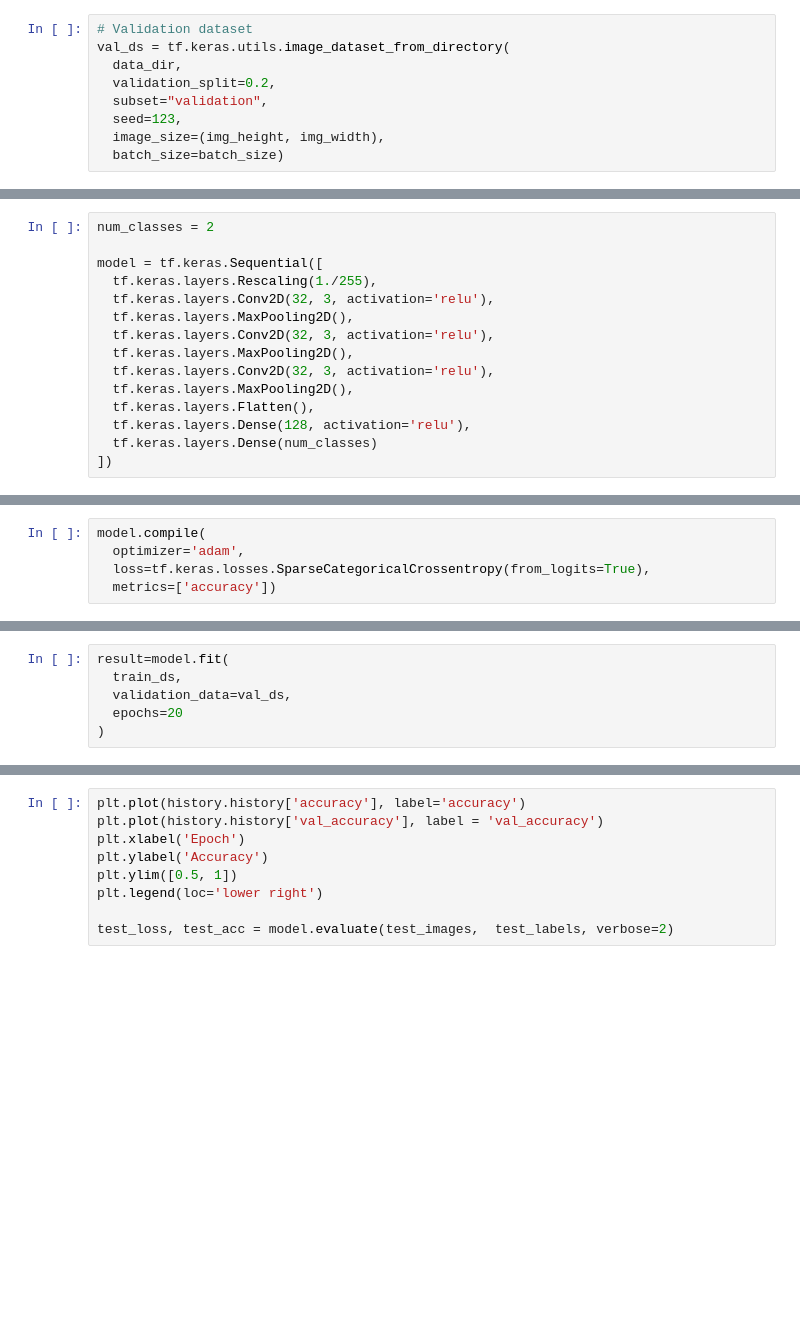
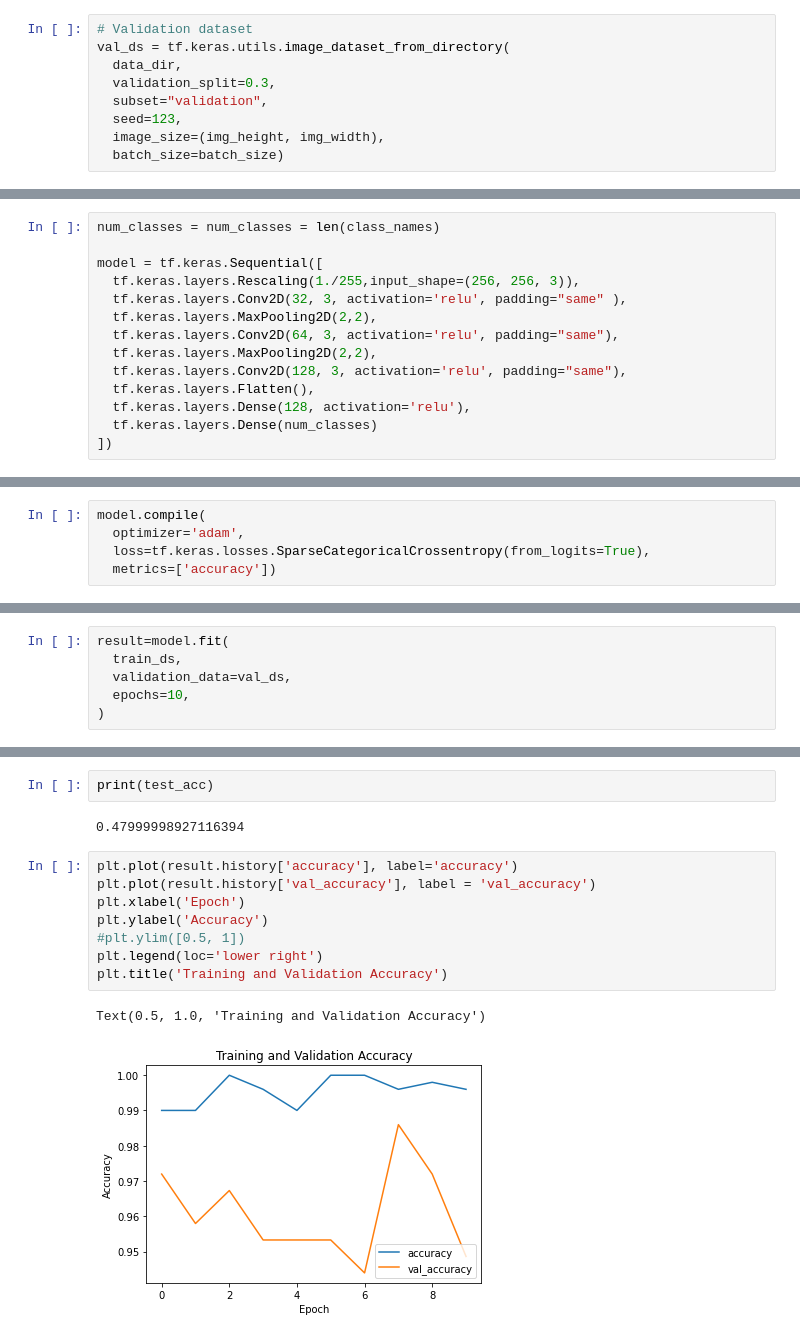
Before and after one commit to brendaFlavia/DeepLearningAssignment, a Jupyter notebook: Untitled0.ipynb, the cells around one changed output, grey strips where cells are left out. Saved outputs shown, nothing was run; the diff lists cells and outputs as text; blank space fills up the shorter version.

```diff
--- a/Untitled0.ipynb
+++ b/Untitled0.ipynb
@@ -50,7 +54,7 @@ Using 572 files for training.
 # Validation dataset
 val_ds = tf.keras.utils.image_dataset_from_directory(
   data_dir,
-  validation_split=0.2,
+  validation_split=0.3,
   subset="validation",
   seed=123,
   image_size=(img_height, img_width),
@@ -126,14 +142,13 @@ model = models.Sequential()
 # %%
-num_classes = 2
+num_classes = num_classes = len(class_names)
 
 model = tf.keras.Sequential([
-  tf.keras.layers.Rescaling(1./255),
-  tf.keras.layers.Conv2D(32, 3, activation='relu'),
-  tf.keras.layers.MaxPooling2D(),
-  tf.keras.layers.Conv2D(32, 3, activation='relu'),
-  tf.keras.layers.MaxPooling2D(),
-  tf.keras.layers.Conv2D(32, 3, activation='relu'),
-  tf.keras.layers.MaxPooling2D(),
+  tf.keras.layers.Rescaling(1./255,input_shape=(256, 256, 3)),
+  tf.keras.layers.Conv2D(32, 3, activation='relu', padding="same" ),
+  tf.keras.layers.MaxPooling2D(2,2),
+  tf.keras.layers.Conv2D(64, 3, activation='relu', padding="same"),
+  tf.keras.layers.MaxPooling2D(2,2),
+  tf.keras.layers.Conv2D(128, 3, activation='relu', padding="same"),
   tf.keras.layers.Flatten(),
   tf.keras.layers.Dense(128, activation='relu'),
   tf.keras.layers.Dense(num_classes)
@@ -151,6 +164,6 @@ model.compile(
 result=model.fit(
   train_ds,
   validation_data=val_ds,
-  epochs=20
+  epochs=10,
 )
 # %% [output]
@@ -175,9 +196,15 @@ Epoch 20/20
+# %%
+print(test_acc)
+# %% [output]
+0.47999998927116394
 # %%
-plt.plot(history.history['accuracy'], label='accuracy')
-plt.plot(history.history['val_accuracy'], label = 'val_accuracy')
+plt.plot(result.history['accuracy'], label='accuracy')
+plt.plot(result.history['val_accuracy'], label = 'val_accuracy')
 plt.xlabel('Epoch')
 plt.ylabel('Accuracy')
-plt.ylim([0.5, 1])
+#plt.ylim([0.5, 1])
 plt.legend(loc='lower right')
-
-test_loss, test_acc = model.evaluate(test_images,  test_labels, verbose=2)
+plt.title('Training and Validation Accuracy')
+# %% [output]
+Text(0.5, 1.0, 'Training and Validation Accuracy')
+[figure, added]
```
Also changed, not shown: parts of 70 cells of this notebook.
